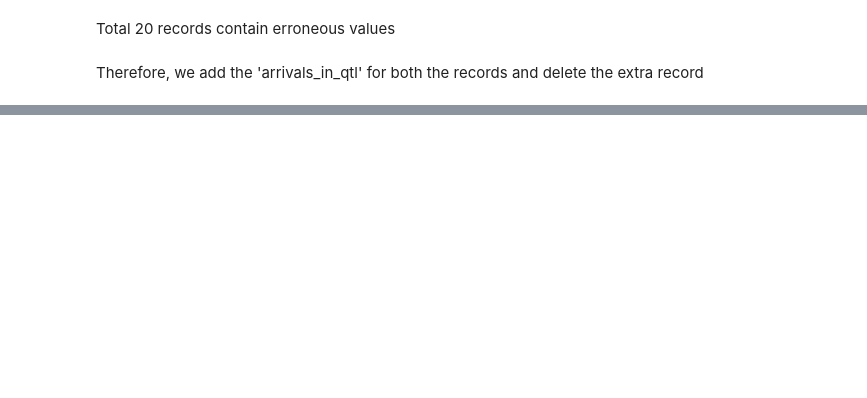
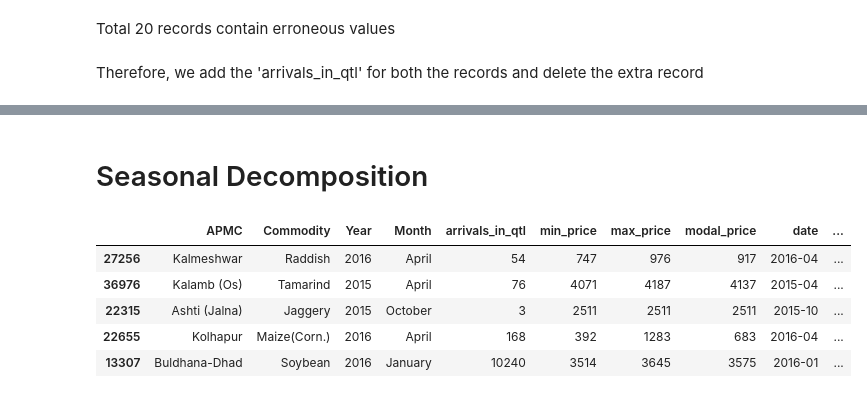
Before and after one commit to himol7/SocialCops, a Jupyter notebook: mandi02.ipynb, the cells around one changed output, grey strips where cells are left out. Saved outputs shown, nothing was run; the diff lists cells and outputs as text; code cells hidden in the pictures; blank space fills up the shorter version.

Commit message:
Add files via upload
Working on Seasonality Detection and De-seasonalizing data.
Code in mandi02.ipynb

```diff
--- a/mandi02.ipynb
+++ b/mandi02.ipynb
@@ -171,0 +188,2 @@ data.APMC.value_counts().tail(10)
+# %%
+data["Commodity"] = [x.lower() for x in data["Commodity"]]
@@ -171,0 +304,2 @@ data.APMC.value_counts().tail(10)
+# %% [markdown]
+# Seasonal Decomposition
@@ -171,0 +308,11 @@ data.APMC.value_counts().tail(10)
+# %%
+sdata = data.sample(n = 20000)
+# %%
+sdata.head()
+# %% [output]
+|  | APMC | Commodity | Year | Month | arrivals_in_qtl | min_price | max_price | modal_price | date | ... |
+| 27256 | Kalmeshwar | Raddish | 2016 | April | 54 | 747 | 976 | 917 | 2016-04 | ... |
+| 36976 | Kalamb (Os) | Tamarind | 2015 | April | 76 | 4071 | 4187 | 4137 | 2015-04 | ... |
+| 22315 | Ashti (Jalna) | Jaggery | 2015 | October | 3 | 2511 | 2511 | 2511 | 2015-10 | ... |
+| 22655 | Kolhapur | Maize(Corn.) | 2016 | April | 168 | 392 | 1283 | 683 | 2016-04 | ... |
+| 13307 | Buldhana-Dhad | Soybean | 2016 | January | 10240 | 3514 | 3645 | 3575 | 2016-01 | ... |
```
Also changed, not shown: parts of 95 cells of this notebook, 1 other file.
